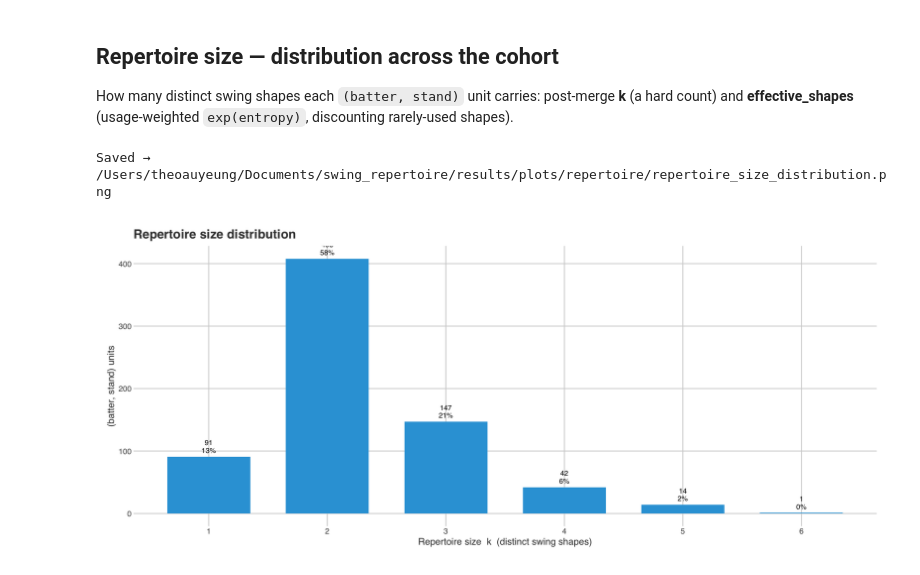
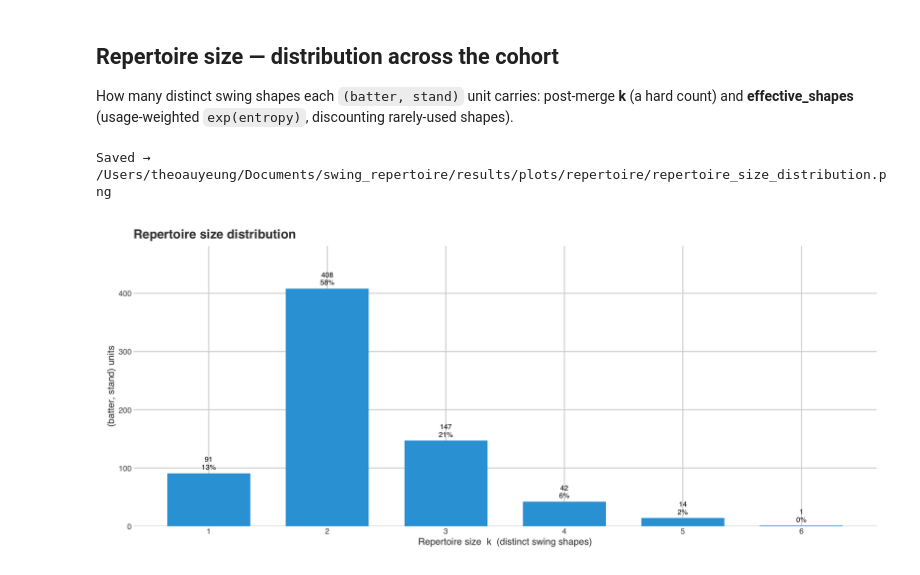
Before and after one commit to theoauyeung/swing_repertoire, a Jupyter notebook: src/cluster_results.ipynb, the cells around one changed output. Drawn from its saved outputs; the diff is of its cells as text; code cells hidden in the pictures.

Commit message:
fix: expand y-axis headroom so k=2 bar label is fully visible
Co-Authored-By: Claude Sonnet 4.6 <noreply@anthropic.com>

```diff
--- a/src/cluster_results.ipynb
+++ b/src/cluster_results.ipynb
@@ -199,23 +199,24 @@ How many distinct swing shapes each `(batter, stand)` unit carries: post-merge *
 # %%
 kc <- rep |>
   count(k, name = "n_units") |>
   arrange(k) |>
   mutate(pct   = n_units / sum(n_units) * 100,
          label = sprintf("%d\n%d%%", n_units, round(pct)))
 
 plt <- ggplot(kc, aes(x = k, y = n_units)) +
   geom_col(fill = "#30a2da", width = 0.7) +
   geom_text(aes(label = label), vjust = -0.3, size = 3.2, lineheight = 0.9) +
   scale_x_continuous(breaks = kc$k) +
+  scale_y_continuous(expand = expansion(mult = c(0, 0.18))) +
   labs(title = "Repertoire size distribution",
        x = "Repertoire size  k  (distinct swing shapes)",
        y = "(batter, stand) units") +
   FT_THEME
 
 out <- plot_path("repertoire_size_distribution.png")
 ggsave(out, plt, width = 8, height = 5, dpi = 130)
 print(plt)
 cat(sprintf("Saved → %s\n", out))
 # %% [output]
 Saved → /Users/theoauyeung/Documents/swing_repertoire/results/plots/repertoire/repertoire_size_distribution.png
-[figure, old version]
+[figure, new version]
```
Also changed, not shown: 1 other file.
